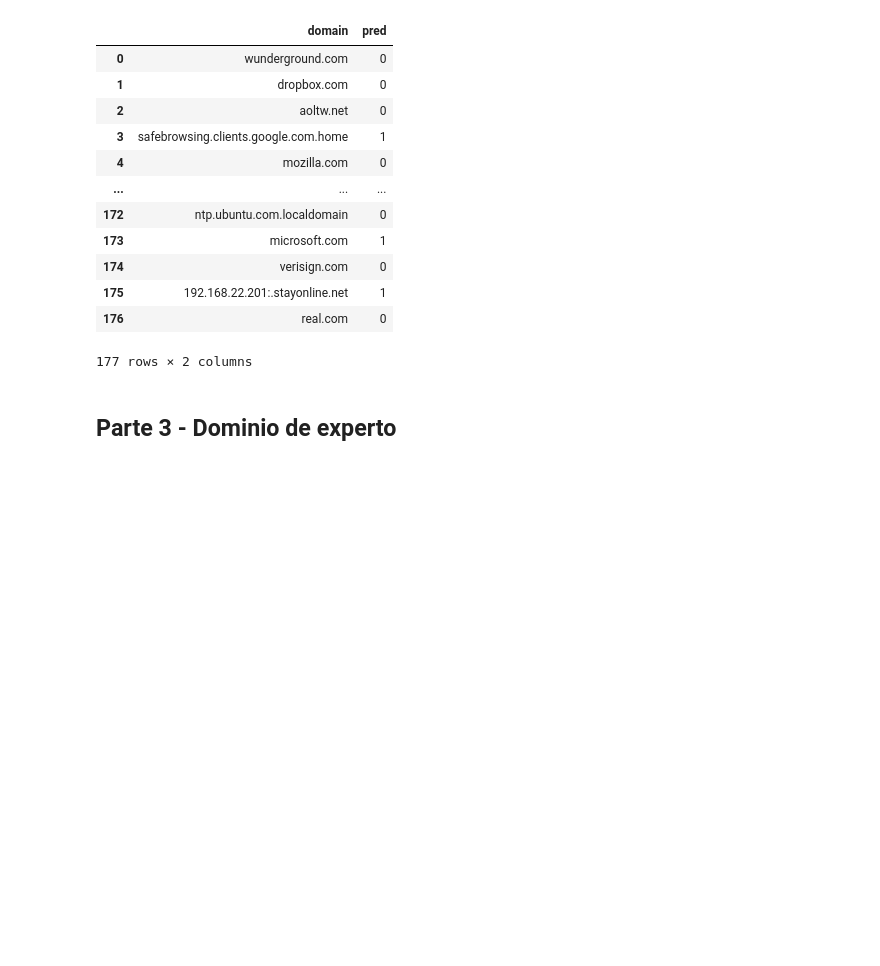
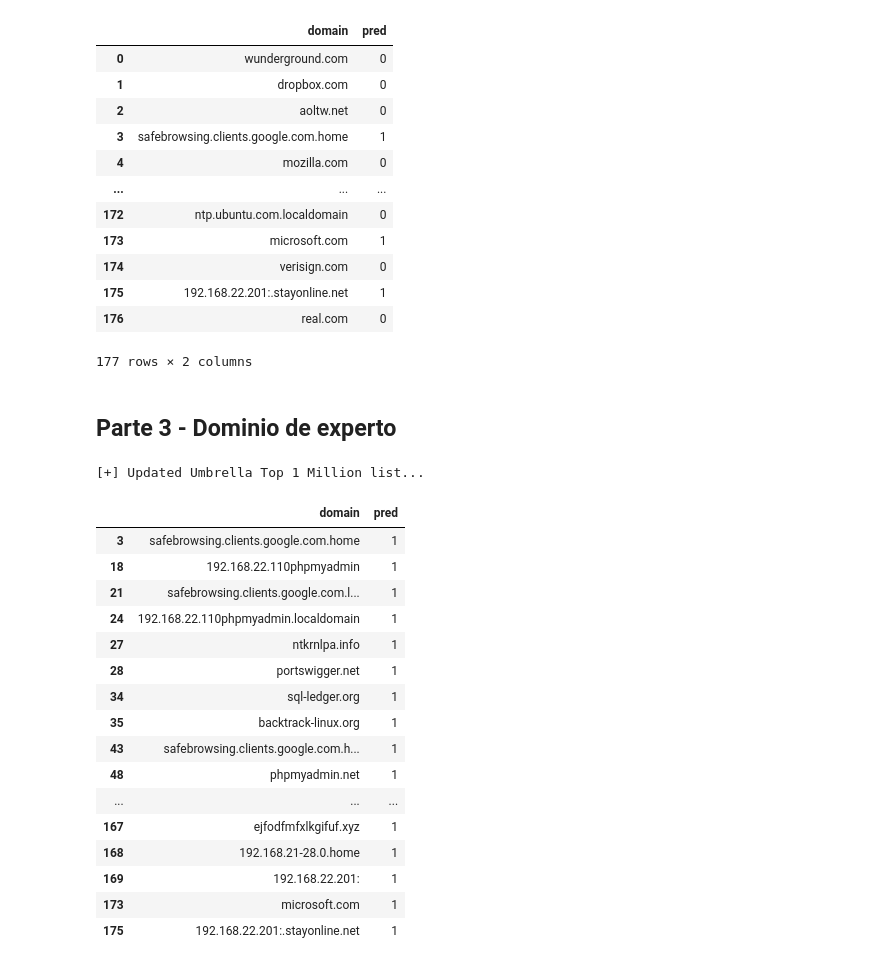
Before and after one commit to DouglasDL28/laboratorio-6-SDS, a Jupyter notebook: laboratorio.ipynb, the cells around one changed output. Drawn from its saved outputs; the diff is of its cells as text; code cells hidden in the pictures; blank space fills up the shorter version.

```diff
--- a/laboratorio.ipynb
+++ b/laboratorio.ipynb
@@ -138,3 +140,8 @@ clean_df
 177 rows × 2 columns
 # %% [markdown]
 ## Parte 3 - Dominio de experto
+# %%
+#https://umbrella.cisco.com/blog/cisco-umbrella-1-million
+umbrellaCisco = Umbrella(limit=1000000)
+# %% [output]
+[+] Updated Umbrella Top 1 Million list...
@@ -140,0 +150,20 @@ clean_df
+# %%
+only_dga
+# %% [output]
+|  | domain | pred |
+| 3 | safebrowsing.clients.google.com.home | 1 |
+| 18 | 192.168.22.110phpmyadmin | 1 |
+| 21 | safebrowsing.clients.google.com.l... | 1 |
+| 24 | 192.168.22.110phpmyadmin.localdomain | 1 |
+| 27 | ntkrnlpa.info | 1 |
+| 28 | portswigger.net | 1 |
+| 34 | sql-ledger.org | 1 |
+| 35 | backtrack-linux.org | 1 |
+| 43 | safebrowsing.clients.google.com.h... | 1 |
+| 48 | phpmyadmin.net | 1 |
+| ... | ... | ... |
+| 167 | ejfodfmfxlkgifuf.xyz | 1 |
+| 168 | 192.168.21-28.0.home | 1 |
+| 169 | 192.168.22.201: | 1 |
+| 173 | microsoft.com | 1 |
+| 175 | 192.168.22.201:.stayonline.net | 1 |
```
Also changed, not shown: parts of 15 cells of this notebook, 1 other file.
